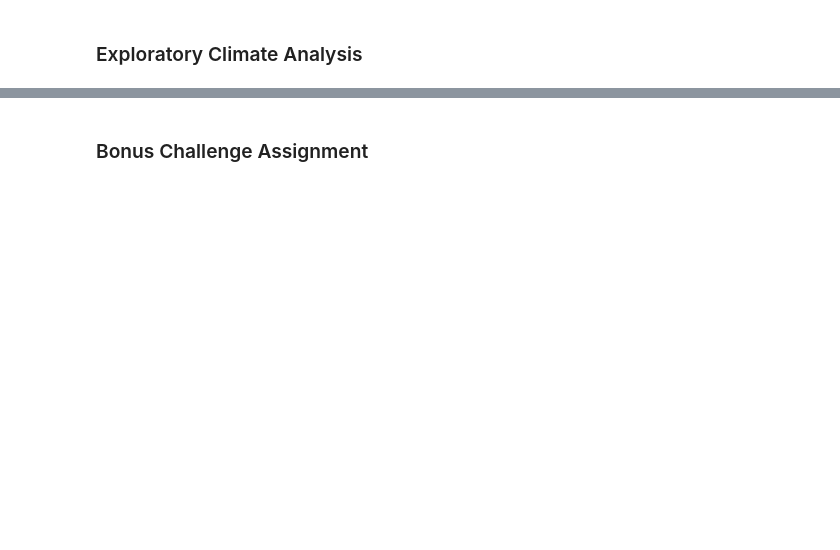
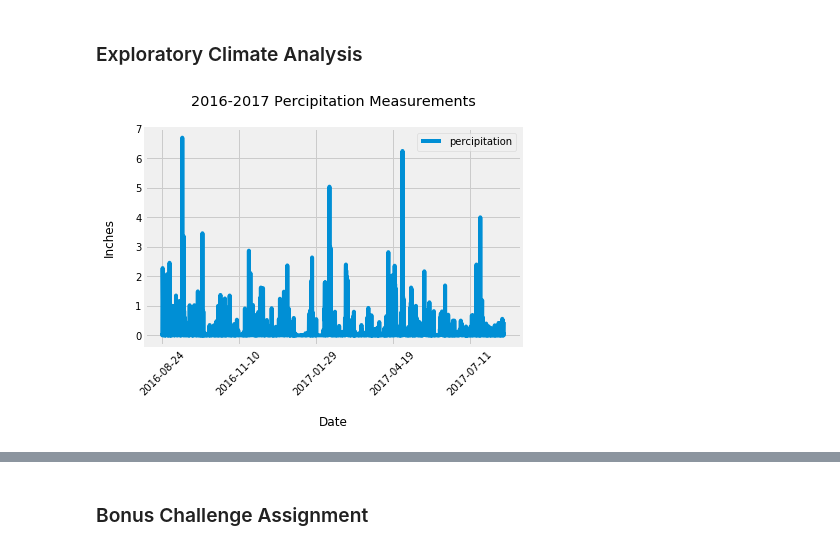
Before and after one commit to tomtav/sqlalchemy-challenge, a Jupyter notebook: analysis.ipynb, the cells around one changed output, grey strips where cells are left out. Drawn from its saved outputs; the diff is of its cells as text; code cells hidden in the pictures; blank space fills up the shorter version.

```diff
--- a/analysis.ipynb
+++ b/analysis.ipynb
@@ -55,3 +57,6 @@ Model.prepare(engine, reflect=True)
 # %%
 # Create our session (link) from Python to the DB
 session = Session(engine)
+# %%
+for row  in session.query(Station).all():
+    print(row.name)
@@ -60,19 +75,34 @@ session = Session(engine)
 # %%
 # Design a query to retrieve the last 12 months of precipitation data and plot the results
 
 # Calculate the date 1 year ago from the last data point in the database
 last_date_reported = session.query(func.max(Measurement.date)).scalar()
 last_year = datetime.strptime(last_date_reported, '%Y-%m-%d') - timedelta(365)
 
 # Perform a query to retrieve the date and precipitation scores
-results = session.query(Measurement.date, Measurement.prcp, Measurement.station).filter(Measurement.date >= last_year).all()
+results = session.query(Measurement.date, Measurement.prcp).\
+                  filter(Measurement.date >= last_year).\
+                  all()
 
 # Save the query results as a Pandas DataFrame and set the index to the date column
-df = pd.DataFrame([ ( row.date, row.prcp, row.station ) for row in results ], columns=['date','prcp','station']).set_index('date')
+df = pd.DataFrame([ ( row.date, row.prcp ) for row in results ],
+                  columns=['date', 'percipitation'] ).set_index('date')
+
+# Fill in any missing percipitation values with 0
+df.fillna(value=0, inplace=True)
+
+# Check if there are any duplicate records
+df.reset_index().duplicated().value_counts()
 
 # Sort the dataframe by date
 df.sort_values(by='date', ascending=True, inplace=True)
 
 # Use Pandas Plotting with Matplotlib to plot the data
+ax = df.plot(title='2016-2017 Percipitation Measurements\n', rot=45)
+ax.set_xlabel('\nDate')
+ax.set_ylabel('Inches\n')
+plt.show()
+# %% [output]
+[figure, added]
 # %%
 # Use Pandas to calcualte the summary statistics for the precipitation data
```
Also changed, not shown: parts of 14 cells of this notebook.
